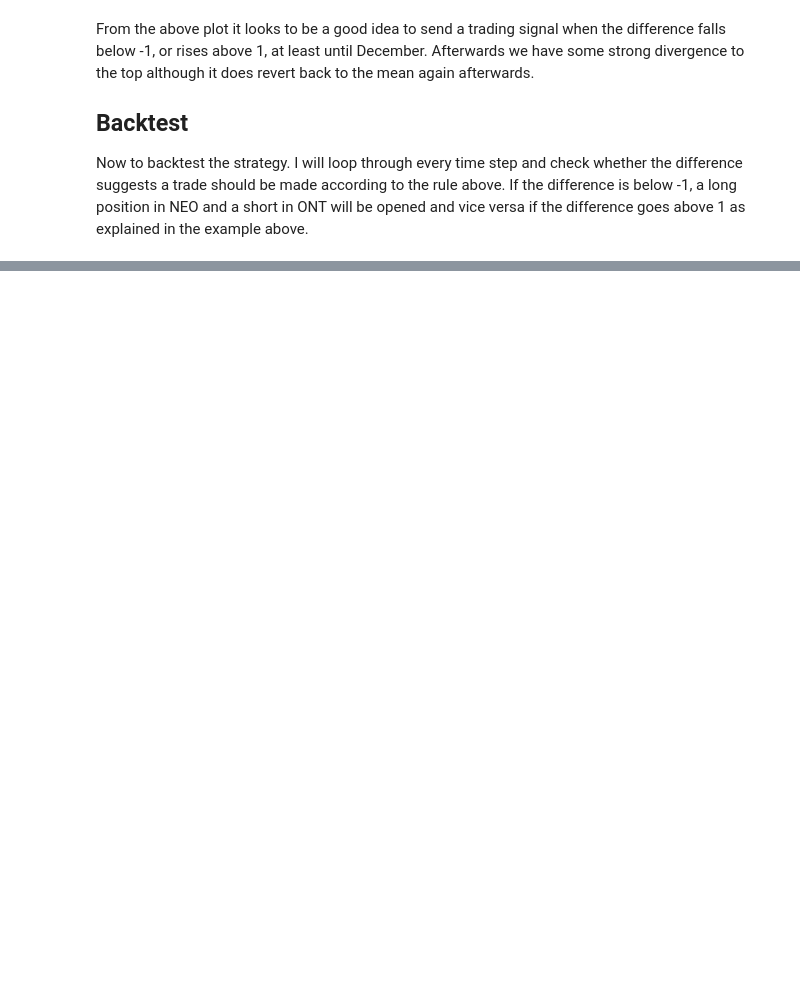
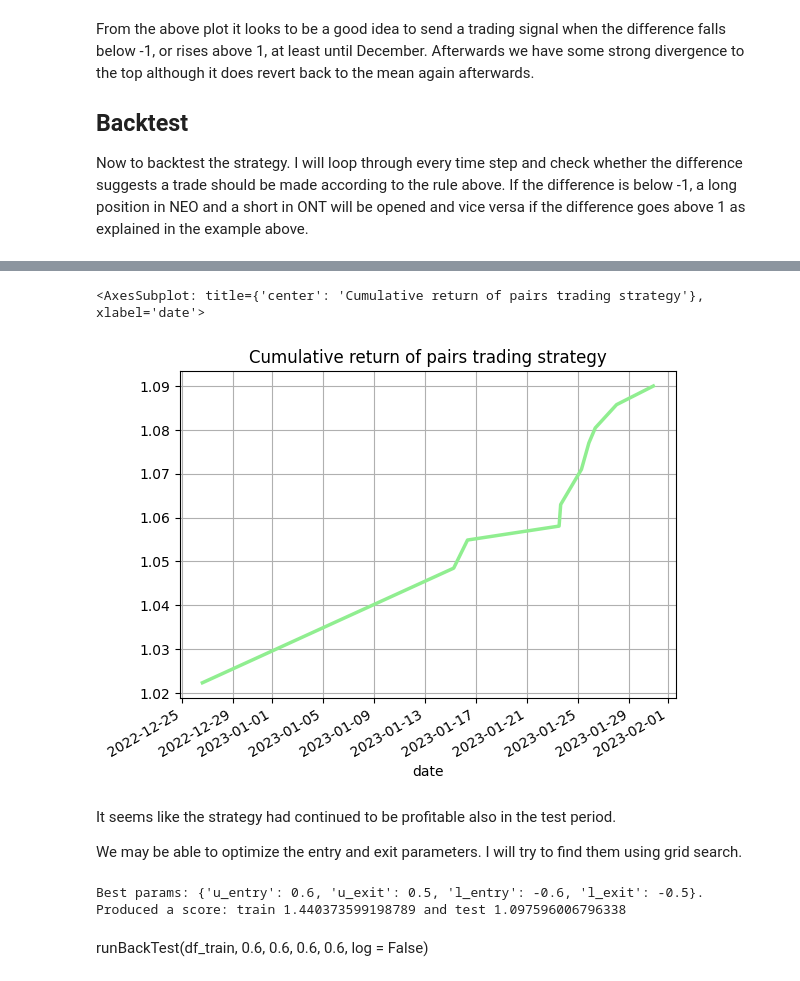
Before and after one commit to danielalavi/crypto_pairs_trading, a Jupyter notebook: Codes/pairs_trading_crypto.ipynb, the cells around one changed output, grey strips where cells are left out. Cells and saved outputs as stored; diff of their text form; code cells hidden in the pictures; blank space fills up the shorter version.

```diff
--- a/Codes/pairs_trading_crypto.ipynb
+++ b/Codes/pairs_trading_crypto.ipynb
@@ -359,0 +373,61 @@ The next steps are to introduce a training and test data set, find a better dist
+# %%
+# back test on test data set with params from training
+
+mean = (df_train['NEOUSDT_close'] - df_train['ONTUSDT_close']).mean()
+std = (df_train['NEOUSDT_close'] - df_train['ONTUSDT_close']).std()
+
+total_ret = runBackTest(df_test[['NEOUSDT_close', 'ONTUSDT_close']],
+                        1, 0.8, -1, -0.8,
+                        log = False, mean = mean, std = std)
+
+total_ret.plot(title = 'Cumulative return of pairs trading strategy',
+               grid = True,
+               lw = 2.5,
+               color = 'lightgreen')
+# %% [output]
+<AxesSubplot: title={'center': 'Cumulative return of pairs trading strategy'}, xlabel='date'>
+[figure, added]
+# %% [markdown]
+It seems like the strategy had continued to be profitable also in the test period.
+
+We may be able to optimize the entry and exit parameters. I will try to find them using grid search.
+# %%
+# parameters to test
+u_entries = [0.6, 0.8, 1, 1.2, 1.4, 1.6, 1.8, 2]
+u_exits = [0, 0.5, 0.7, 0.9, 1.1, 1.3, 1.5, 1.7, 1.9]
+l_entries = [-0.6, -0.8, -1, -1.2, -1.4, -1.6, -1.8, -2]
+l_exits = [-0, -0.5, -0.7, -0.9, -1.1, -1.3, -1.5, -1.7, -1.9]
+
+train_score = 0
+test_score = 0
+
+for u_entry in u_entries:
+    for u_exit in u_exits:
+        for l_entry in l_entries:
+            for l_exit in l_exits:
+
+                # run the params on train data set
+                train = runBackTest(df_train[['NEOUSDT_close', 'ONTUSDT_close']],
+                                    u_entry, u_exit, l_entry, l_exit, log = False)
+
+                score = train.iloc[-1]
+
+                if score > train_score:
+
+                    train_score = score
+                    best_params = {'u_entry': u_entry, 'u_exit': u_exit, 'l_entry': l_entry, 'l_exit': l_exit}
+
+                    mean = (df_train['NEOUSDT_close'] - df_train['ONTUSDT_close']).mean()
+                    std = (df_train['NEOUSDT_close'] - df_train['ONTUSDT_close']).std()
+
+                    test = runBackTest(df_test[['NEOUSDT_close', 'ONTUSDT_close']],
+                                        u_entry, u_exit, l_entry, l_exit,
+                                        log = False, mean = mean, std = std)
+
+                    test_score = test.iloc[-1]
+
+print(f'Best params: {best_params}. Produced a score: train {train_score} and test {test_score}')
+# %% [output]
+Best params: {'u_entry': 0.6, 'u_exit': 0.5, 'l_entry': -0.6, 'l_exit': -0.5}. Produced a score: train 1.440373599198789 and test 1.097596006796338
+# %% [markdown]
+runBackTest(df_train, 0.6, 0.6, 0.6, 0.6, log = False)
```
Also changed, not shown: parts of 15 cells of this notebook.
